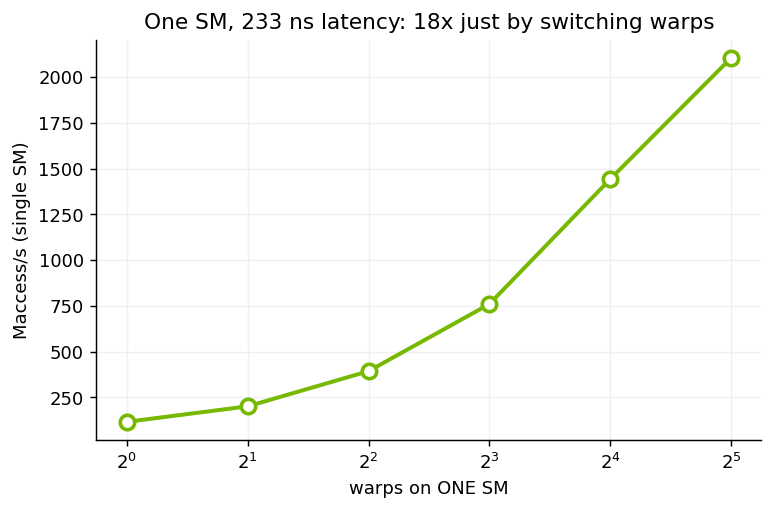
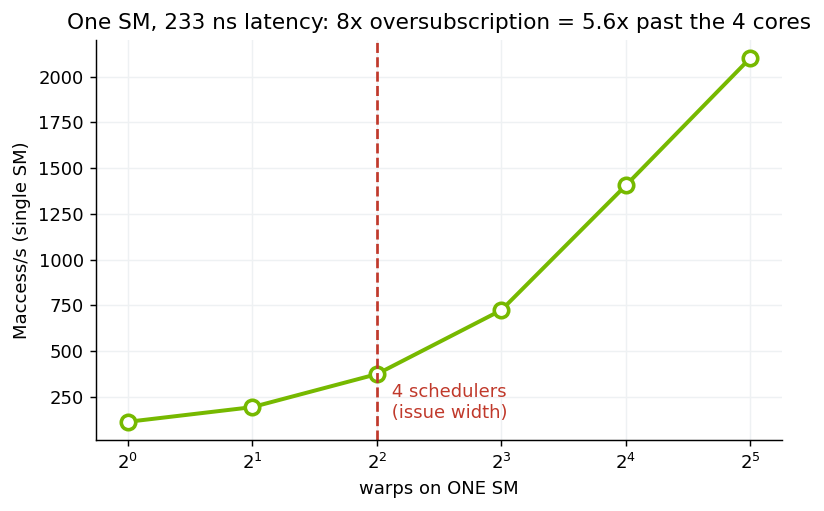
Unified diff of the notebook cell whose output changed from the first chart to the second:
--- before
+++ after
@@ -1,10 +1,11 @@
 out = sh("./latency", cwd=f"{ROOT}/demo7_latency"); print(out)
 lat = grab(out, r"([\d.]+)\s*ns/access")
-rows = re.findall(r"^\s*(\d+)\s+([\d.]+)\s+[\d.]+x\s*$", out, re.M)
+rows = re.findall(r"^\s*(\d+)\s+[\d.]+x\s+([\d.]+)\s+[\d.]+x\s*$", out, re.M)
 warps = [int(a) for a, _ in rows]; thru = [float(b) for _, b in rows]
-fig, ax = plt.subplots(figsize=(6.6, 4))
+fig, ax = plt.subplots(figsize=(6.8, 4))
 ax.plot(warps, thru, "o-", color=GPU, lw=2.2, ms=8, mfc="white", mew=2)
+ax.axvline(4, ls="--", color=MERGE); ax.text(4.2, thru[0], " 4 schedulers\n (issue width)", color=MERGE, va="bottom")
 ax.set_xscale("log", base=2); ax.set_xlabel("warps on ONE SM"); ax.set_ylabel("Maccess/s (single SM)")
-sp = (thru[-1]/thru[0]) if thru else 0
-ax.set_title(f"One SM, {lat:.0f} ns latency: {sp:.0f}x just by switching warps")
+over = (thru[-1]/thru[2]) if len(thru) > 2 else 0    # 32 warps vs 4 warps
+ax.set_title(f"One SM, {lat:.0f} ns latency: 8x oversubscription = {over:.1f}x past the 4 cores")
 plt.show()

Commit: Latency demo: oversubscription vs issue-width makes "cores != warps" undeniable